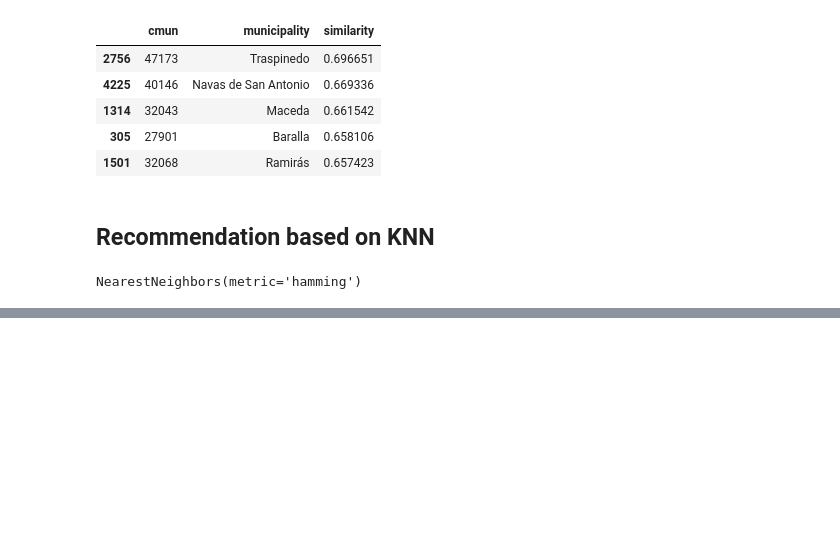
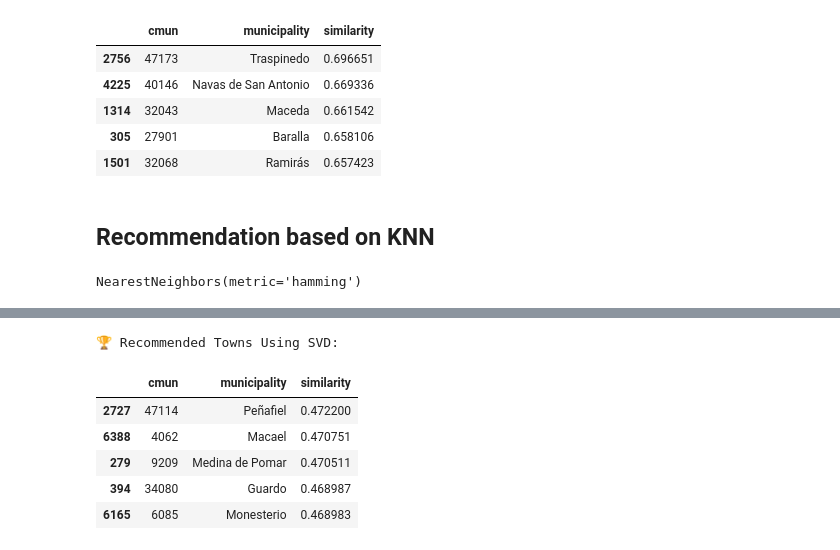
Before and after one commit to marimoysan/ml-pueblos, a Jupyter notebook: notebooks/model/recommender_system.ipynb, the cells around one changed output, grey strips where cells are left out. Cells and saved outputs as stored; diff of their text form; code cells hidden in the pictures; blank space fills up the shorter version.

```diff
--- a/notebooks/model/recommender_system.ipynb
+++ b/notebooks/model/recommender_system.ipynb
@@ -199,0 +238,9 @@ recommendations[['municipality', 'similarity']]
+# %%
+from sklearn.decomposition import TruncatedSVD
+
+# Convert user choices into a sparse matrix format
+sparse_matrix = user_choices.drop(["cmun", "municipality"],axis=1).values  # Matrix of shape (users, features)
+
+# Apply Truncated SVD (Dimensionality Reduction)
+svd = TruncatedSVD(n_components=3)
+user_latent_features = svd.fit_transform(sparse_matrix)
@@ -199,0 +311,26 @@ recommendations[['municipality', 'similarity']]
+# %%
+# Apply Truncated SVD (Dimensionality Reduction)
+svd = TruncatedSVD(n_components=4)
+user_latent_features = svd.fit_transform(sparse_matrix)
+# %%
+# Transform town data into the same latent space
+pueblos_latent_features = svd.transform(df_pueblos.drop(["cmun", "municipality"],axis=1).values)
+
+# Compute similarities
+similarities = cosine_similarity(user_latent_features, pueblos_latent_features)
+
+# Get top recommended towns
+df_pueblos['similarity'] = similarities.mean(axis=0)
+df_towns = df_pueblos.sort_values(by='similarity', ascending=False)
+
+# Show recommendations
+print("\n🏆 Recommended Towns Using SVD:")
+df_pueblos[["cmun", "municipality", "similarity"]].sort_values("similarity", ascending=False).head(5)
+# %% [output]
+🏆 Recommended Towns Using SVD:
+|  | cmun | municipality | similarity |
+| 2727 | 47114 | Peñafiel | 0.472200 |
+| 6388 | 4062 | Macael | 0.470751 |
+| 279 | 9209 | Medina de Pomar | 0.470511 |
+| 394 | 34080 | Guardo | 0.468987 |
+| 6165 | 6085 | Monesterio | 0.468983 |
```
Also changed, not shown: parts of 13 cells of this notebook.
